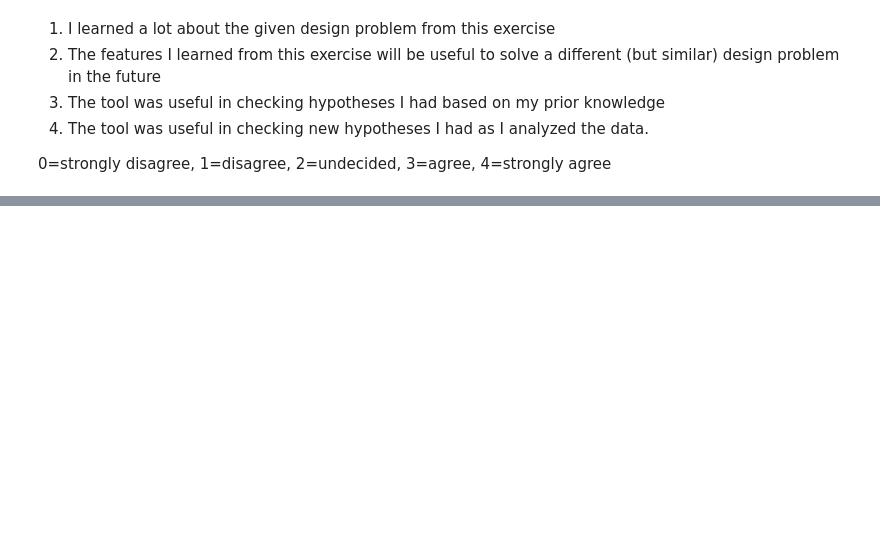
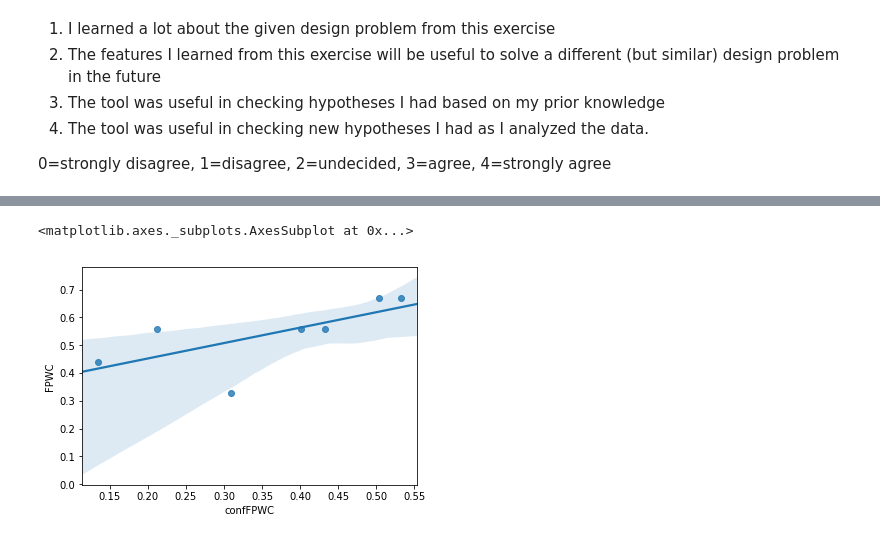
Before and after one commit to hsbang09/iFEED_experiment_result_analysis_2019, a Jupyter notebook: analysis.ipynb, the cells around one changed output, grey strips where cells are left out. Drawn from its saved outputs; the diff is of its cells as text; code cells hidden in the pictures; blank space fills up the shorter version.

```diff
--- a/analysis.ipynb
+++ b/analysis.ipynb
@@ -949,0 +497,16 @@ df.drop(index=3)
+# %%
+dfRenamed = resultAnalyzer.getDataFrame(option="all",excludeHV=False, adjustIGDUsingEntropy=False)
+dfRenamed.rename(columns={'fcl':'FID',
+                          'fpwc':'FPWC',
+                          'dcl':'DID',
+                          'dpwc':'DPWC',
+                          'conf_fcl':'confFID',
+                          'conf_fpwc':'confFPWC',
+                          'conf_dcl':'confDID',
+                          'conf_dpwc':'confDPWC',
+                          'adjustedIGD':'DSYN',
+                          'normalizedDist2UP':'FSYN',
+                         #'selfAssessment':'SA',
+                         'selfAssessmentExclude1':'SA2',
+                         'normalizedSA':'SA'},
+                 inplace=True)
@@ -949,0 +516,2 @@ df.drop(index=3)
+# %%
+dfRenamedConf = dfRenamed[['condition','FID','confFID','FPWC','confFPWC','FSYN','DID','confDID','DPWC','confDPWC','DSYN','SA']]
@@ -949,0 +591,5 @@ df.drop(index=3)
+# %%
+sns.regplot(x="confFPWC", y="FPWC", data=dfRenamedConf, ci=95)
+# %% [output]
+<matplotlib.axes._subplots.AxesSubplot at 0x...>
+[figure, added]
```
Also changed, not shown: parts of 122 cells of this notebook, 3 other files.
